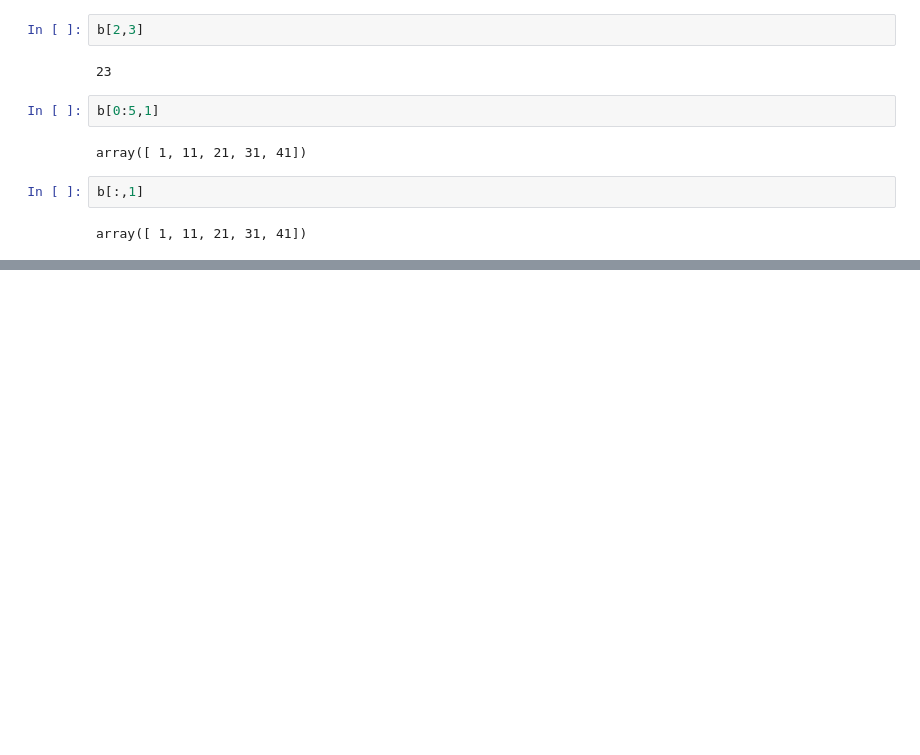
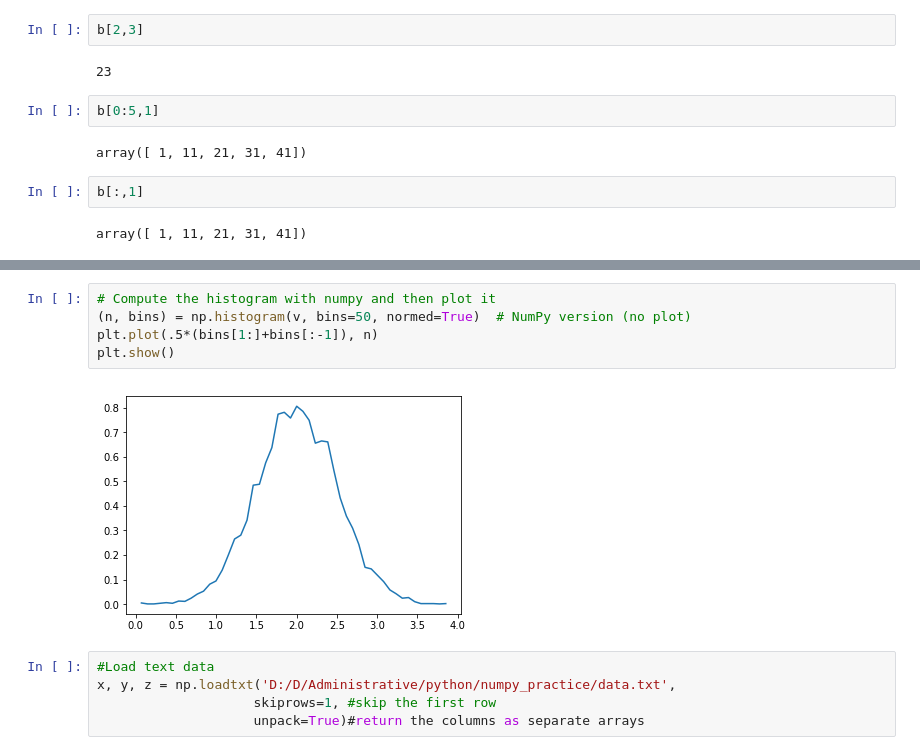
Before and after one commit to istvanilyes/python_useful, a Jupyter notebook: Numpy_intro.ipynb, the cells around one changed output, grey strips where cells are left out. Cells and saved outputs as stored; diff of their text form; blank space fills up the shorter version.

```diff
--- a/Numpy_intro.ipynb
+++ b/Numpy_intro.ipynb
@@ -259,0 +414,12 @@ array([ 1, 11, 21, 31, 41])
+# %%
+# Compute the histogram with numpy and then plot it
+(n, bins) = np.histogram(v, bins=50, normed=True)  # NumPy version (no plot)
+plt.plot(.5*(bins[1:]+bins[:-1]), n)
+plt.show()
+# %% [output]
+[figure, added]
+# %%
+#Load text data
+x, y, z = np.loadtxt('D:/D/Administrative/python/numpy_practice/data.txt',
+                    skiprows=1, #skip the first row
+                    unpack=True)#return the columns as separate arrays
```
Also changed, not shown: parts of 26 cells of this notebook.
